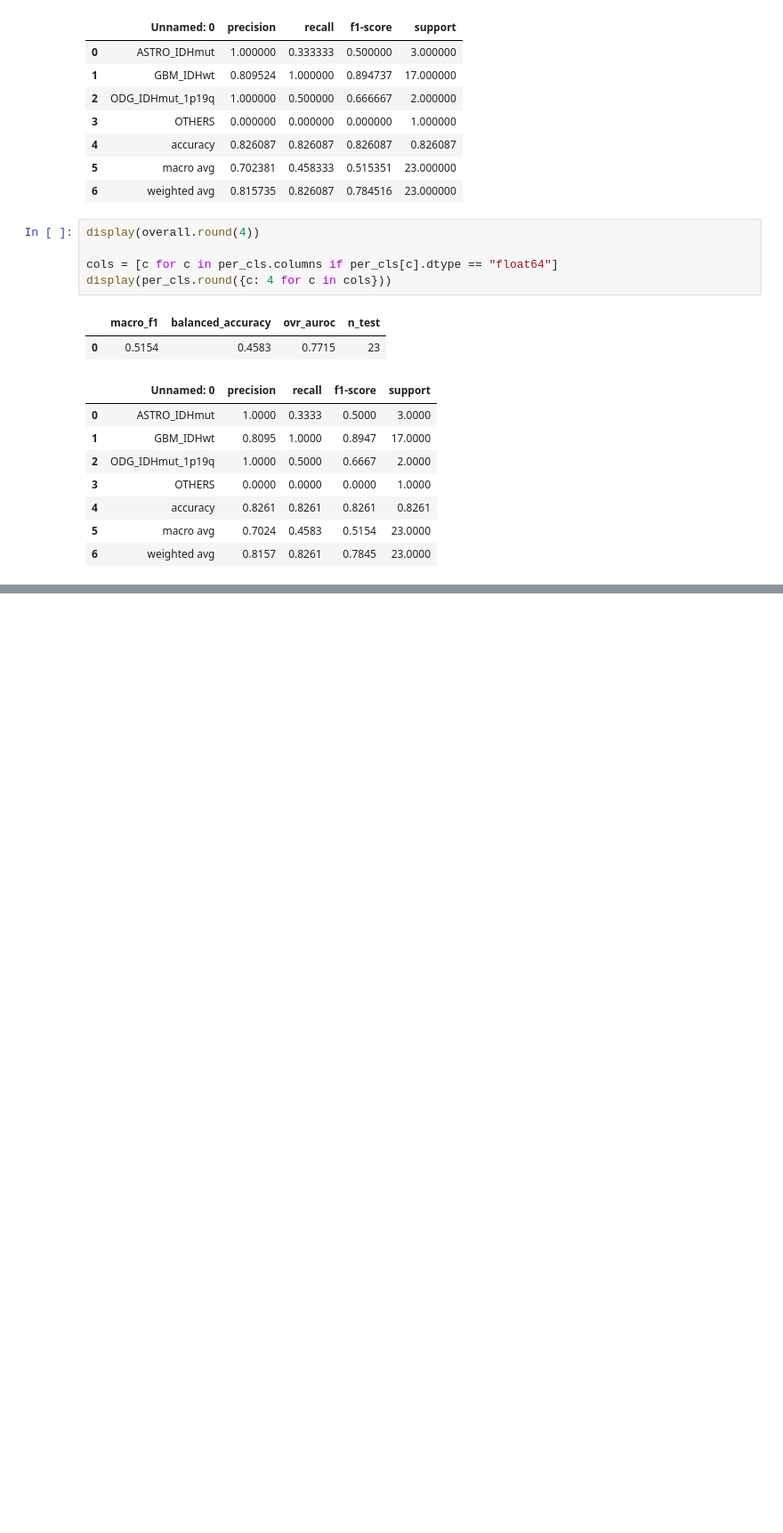
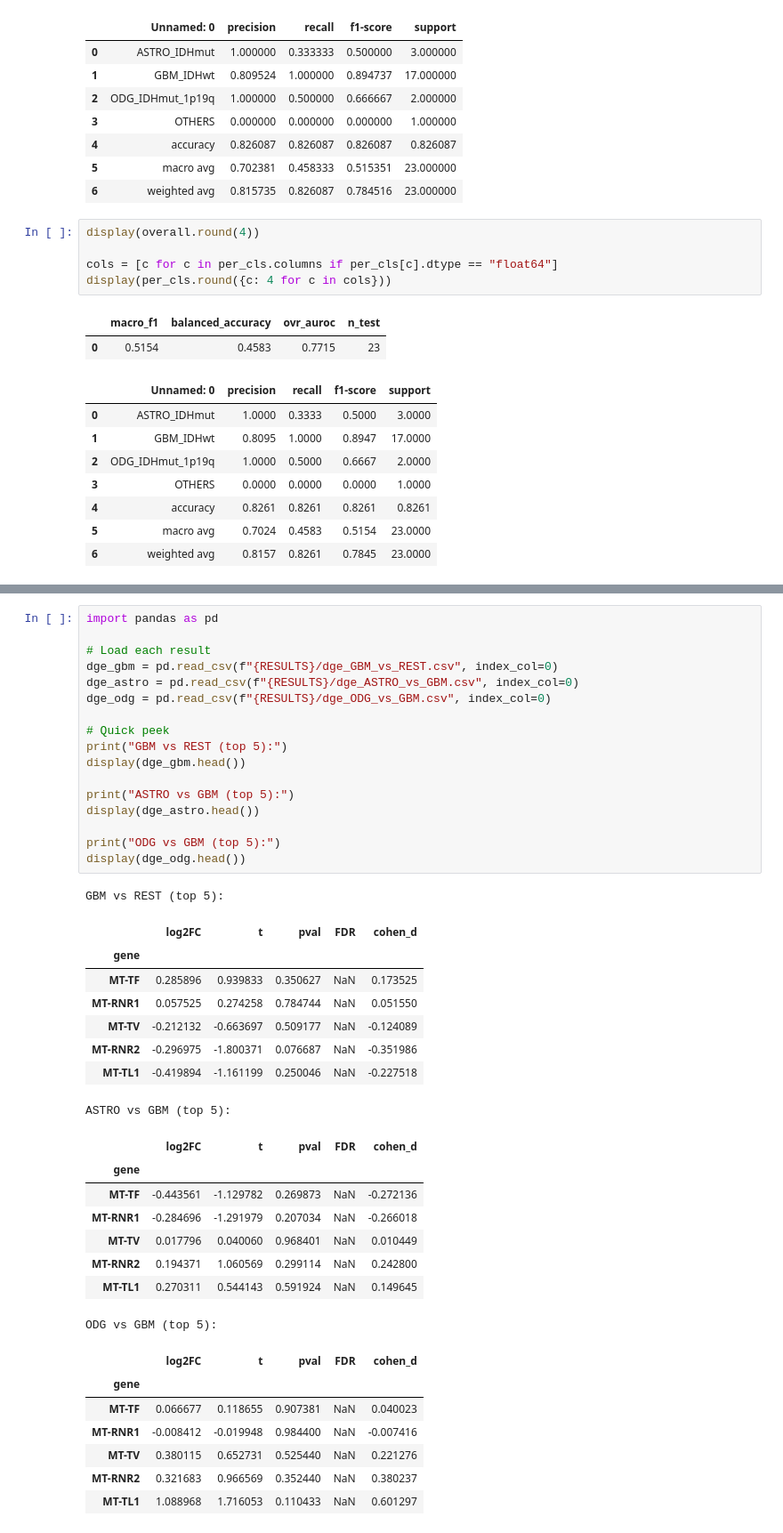
Before and after one commit to sritipeach1/FFPE-Brain-Tumor-Classification, a Jupyter notebook: notebooks/01_ffpe_train.ipynb, the cells around one changed output, grey strips where cells are left out. Shown at 89% size. Cells and saved outputs as stored; diff of their text form; blank space fills up the shorter version.

```diff
--- a/notebooks/01_ffpe_train.ipynb
+++ b/notebooks/01_ffpe_train.ipynb
@@ -547,0 +635,42 @@ Save artifacts (for Notebook 02 later)
+# %%
+import pandas as pd
+
+# Load each result
+dge_gbm = pd.read_csv(f"{RESULTS}/dge_GBM_vs_REST.csv", index_col=0)
+dge_astro = pd.read_csv(f"{RESULTS}/dge_ASTRO_vs_GBM.csv", index_col=0)
+dge_odg = pd.read_csv(f"{RESULTS}/dge_ODG_vs_GBM.csv", index_col=0)
+
+# Quick peek
+print("GBM vs REST (top 5):")
+display(dge_gbm.head())
+
+print("ASTRO vs GBM (top 5):")
+display(dge_astro.head())
+
+print("ODG vs GBM (top 5):")
+display(dge_odg.head())
+# %% [output]
+GBM vs REST (top 5):
+|  | log2FC | t | pval | FDR | cohen_d |
+| gene |  |  |  |  |  |
+| MT-TF | 0.285896 | 0.939833 | 0.350627 | NaN | 0.173525 |
+| MT-RNR1 | 0.057525 | 0.274258 | 0.784744 | NaN | 0.051550 |
+| MT-TV | -0.212132 | -0.663697 | 0.509177 | NaN | -0.124089 |
+| MT-RNR2 | -0.296975 | -1.800371 | 0.076687 | NaN | -0.351986 |
+| MT-TL1 | -0.419894 | -1.161199 | 0.250046 | NaN | -0.227518 |
+ASTRO vs GBM (top 5):
+|  | log2FC | t | pval | FDR | cohen_d |
+| gene |  |  |  |  |  |
+| MT-TF | -0.443561 | -1.129782 | 0.269873 | NaN | -0.272136 |
+| MT-RNR1 | -0.284696 | -1.291979 | 0.207034 | NaN | -0.266018 |
+| MT-TV | 0.017796 | 0.040060 | 0.968401 | NaN | 0.010449 |
+| MT-RNR2 | 0.194371 | 1.060569 | 0.299114 | NaN | 0.242800 |
+| MT-TL1 | 0.270311 | 0.544143 | 0.591924 | NaN | 0.149645 |
+ODG vs GBM (top 5):
+|  | log2FC | t | pval | FDR | cohen_d |
+| gene |  |  |  |  |  |
+| MT-TF | 0.066677 | 0.118655 | 0.907381 | NaN | 0.040023 |
+| MT-RNR1 | -0.008412 | -0.019948 | 0.984400 | NaN | -0.007416 |
+| MT-TV | 0.380115 | 0.652731 | 0.525440 | NaN | 0.221276 |
+| MT-RNR2 | 0.321683 | 0.966569 | 0.352440 | NaN | 0.380237 |
+| MT-TL1 | 1.088968 | 1.716053 | 0.110433 | NaN | 0.601297 |
```
Also changed, not shown: parts of 17 cells of this notebook.
